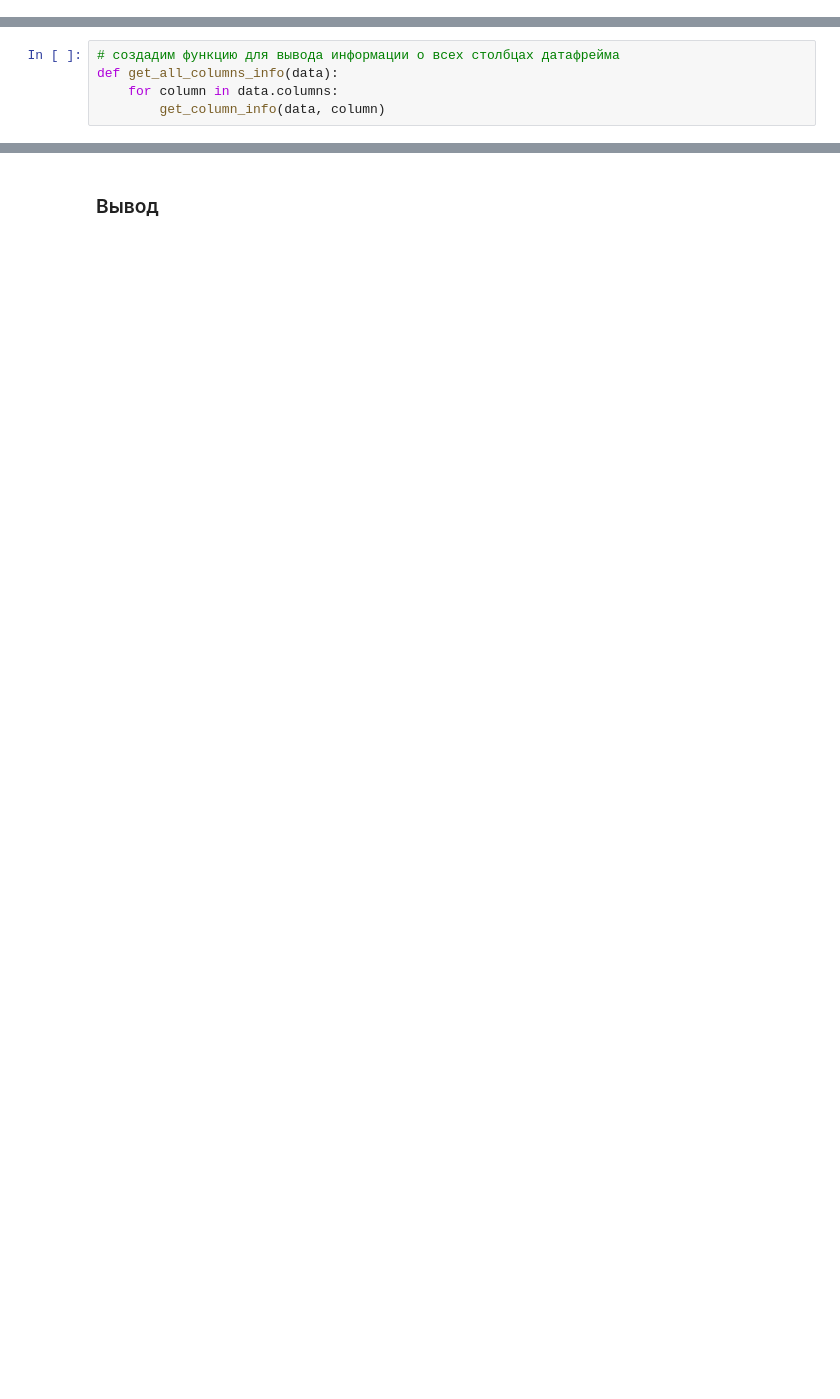
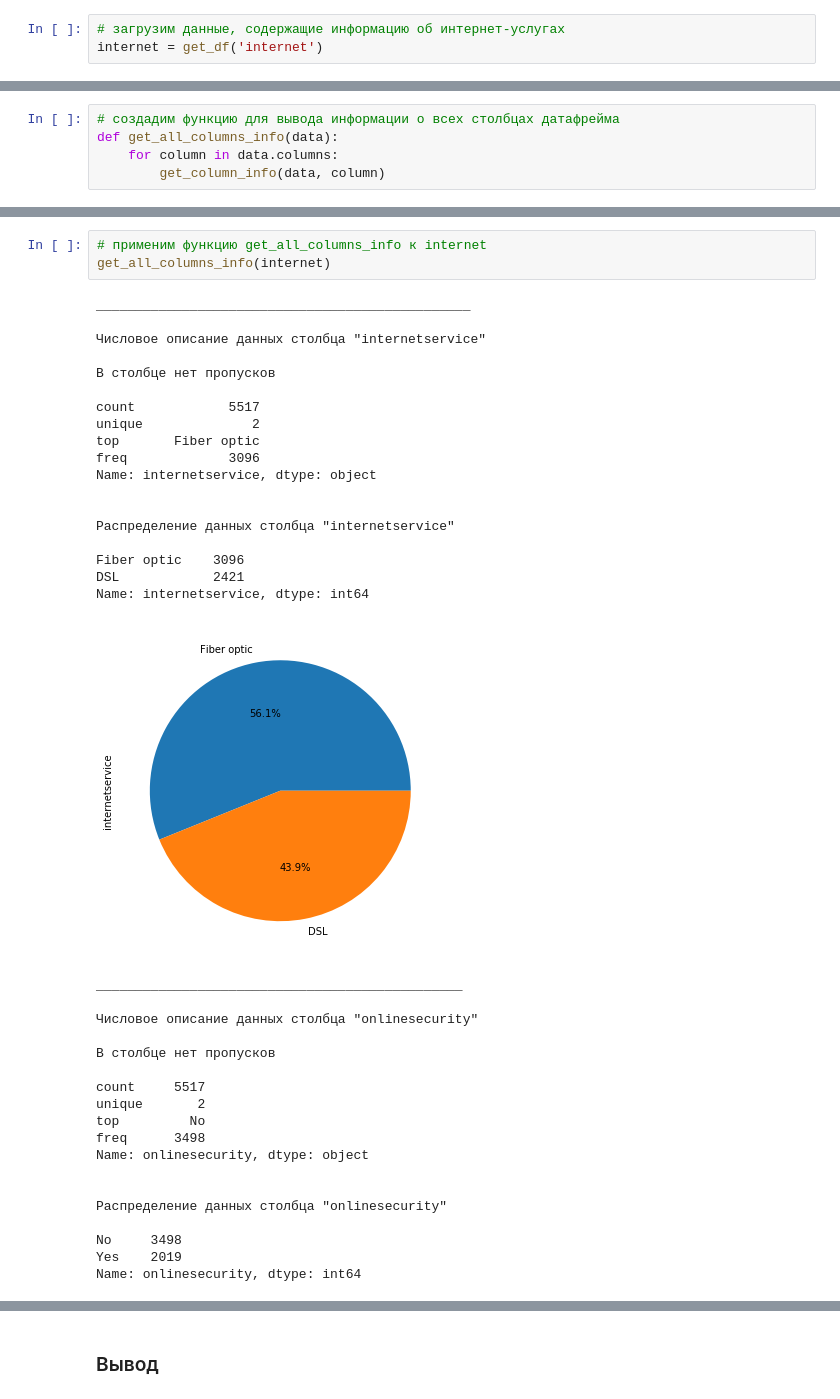
Before and after one commit to IlyaErmolaev1606/my_projects, a Jupyter notebook: customer_churn/customer_churn.ipynb, the cells around one changed output, grey strips where cells are left out. Cells and saved outputs as stored; diff of their text form; blank space fills up the shorter version.

```diff
--- a/customer_churn/customer_churn.ipynb
+++ b/customer_churn/customer_churn.ipynb
@@ -105,0 +124,3 @@ Tenure - это количество недвижимости у клиента.
+# %%
+# загрузим данные, содержащие информацию об интернет-услугах
+internet = get_df('internet')
@@ -190,0 +501,41 @@ get_all_columns_info(left)
+# %%
+# применим функцию get_all_columns_info к internet
+get_all_columns_info(internet)
+# %% [output]
+________________________________________________
+
+Числовое описание данных столбца "internetservice"
+
+В столбце нет пропусков
+
+count            5517
+unique              2
+top       Fiber optic
+freq             3096
+Name: internetservice, dtype: object
+
+
+Распределение данных столбца "internetservice"
+
+Fiber optic    3096
+DSL            2421
+Name: internetservice, dtype: int64
+[figure, added]
+_______________________________________________
+
+Числовое описание данных столбца "onlinesecurity"
+
+В столбце нет пропусков
+
+count     5517
+unique       2
+top         No
+freq      3498
+Name: onlinesecurity, dtype: object
+
+
+Распределение данных столбца "onlinesecurity"
+
+No     3498
+Yes    2019
+Name: onlinesecurity, dtype: int64
```
Also changed, not shown: parts of 129 cells of this notebook.
